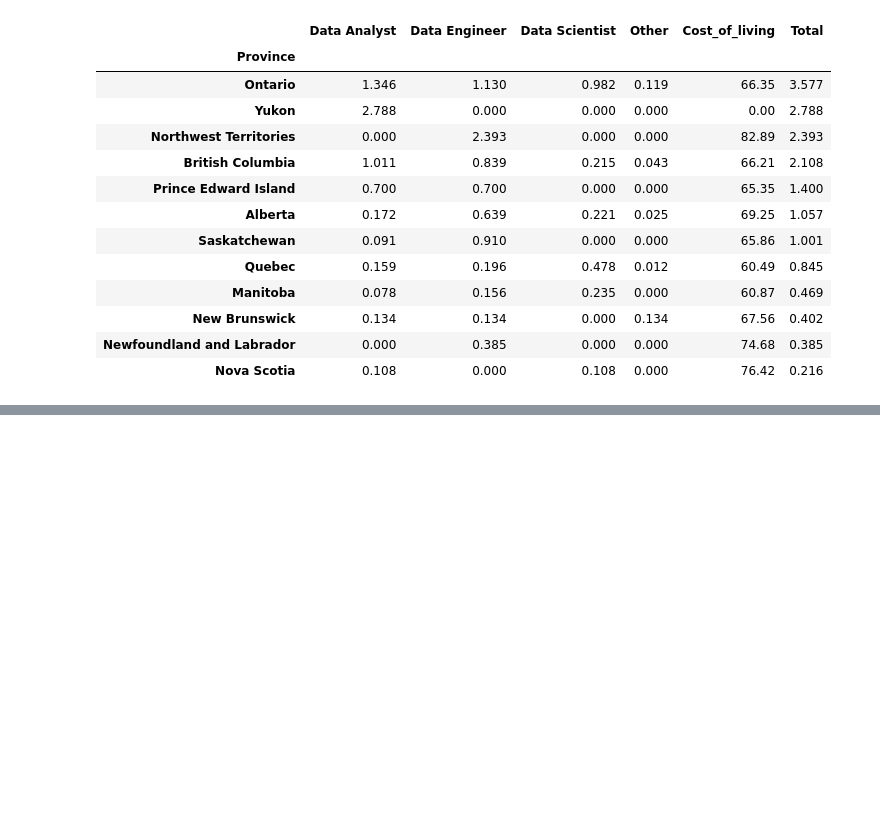
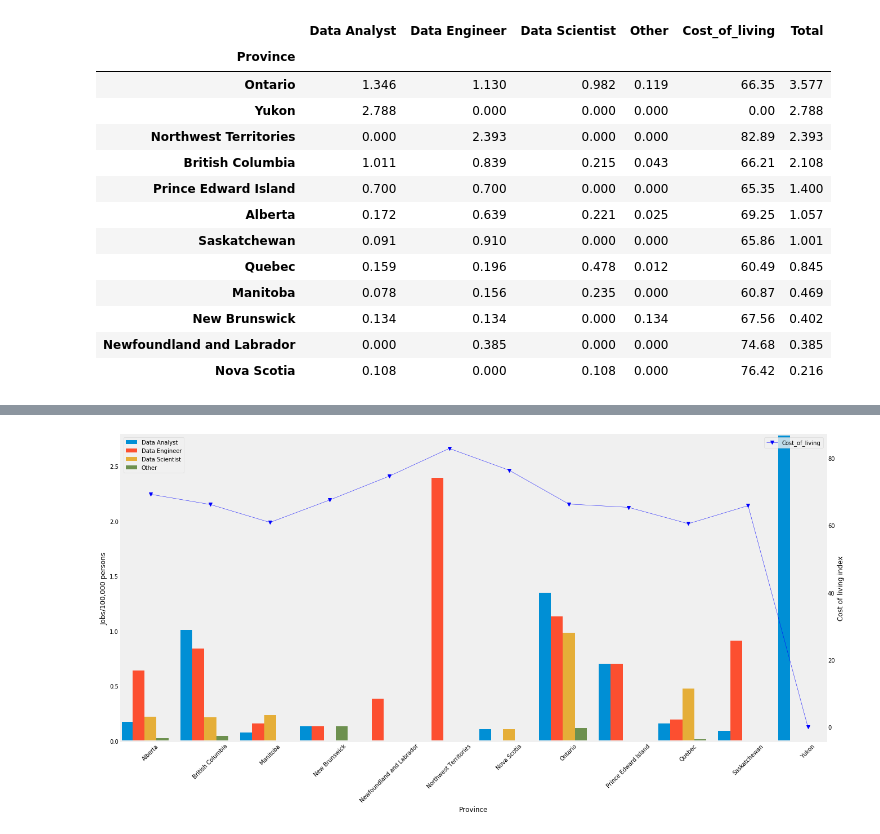
Before and after one commit to jessewgray/the6InTheSix, a Jupyter notebook: Distribution_graph_code_LL.ipynb, the cells around one changed output, grey strips where cells are left out. Saved outputs shown, nothing was run; the diff lists cells and outputs as text; code cells hidden in the pictures; blank space fills up the shorter version.

```diff
--- a/Distribution_graph_code_LL.ipynb
+++ b/Distribution_graph_code_LL.ipynb
@@ -223,0 +230,43 @@ plt.show()
+# %%
+#setting up plot format
+fig, ax1 = plt.subplots(figsize = (20,10))
+
+
+#creating function to plot multiple bars/x value
+def subcategorybar(X, vals, width=0.8):
+    n = len(vals)
+    _X = np.arange(len(X))
+    for idx, i in enumerate(range(n)):
+        ax1.bar(_X - width/2. + i/float(n) * width, vals[i],
+                width=width/float(n), align = "center", label = prov_job_coi_df.columns[idx])
+
+
+#plotting the main bar chart
+
+x = prov_job_coi_df.index.values
+x_r = range(len(x))
+
+subcategorybar(x, [prov_job_coi_df['Data Analyst'],prov_job_coi_df['Data Engineer'],prov_job_coi_df['Data Scientist'], prov_job_coi_df['Other']])
+plt.xticks(x_r, prov_job_coi_df.index.values, rotation = 45)
+
+#plotting cost of living
+ax2 = ax1.twinx()
+ax2.plot(x, prov_job_coi_df['Cost_of_living'], 'b-', linewidth = 0.50, marker = "v", label = prov_job_coi_df.columns[4])
+
+
+#formatting the graph
+ax1.autoscale(tight = True)
+plt.title('Distribution of Data Science jobs across Canada')
+ax1.set_xlabel('Province')
+ax1.set_ylabel('Jobs/100,000 persons')
+ax2.set_ylabel('Cost of living index')
+ax1.legend(loc = 'best')
+ax2.legend(loc = 'best')
+ax1.grid(None)
+plt.grid(None)
+
+
+plt.savefig(r'./3_Output/Data_science_job_distribution.jpeg)
+plt.show()
+# %% [output]
+[figure, added]
```
Also changed, not shown: parts of 1 cell of this notebook, 1 other file.
